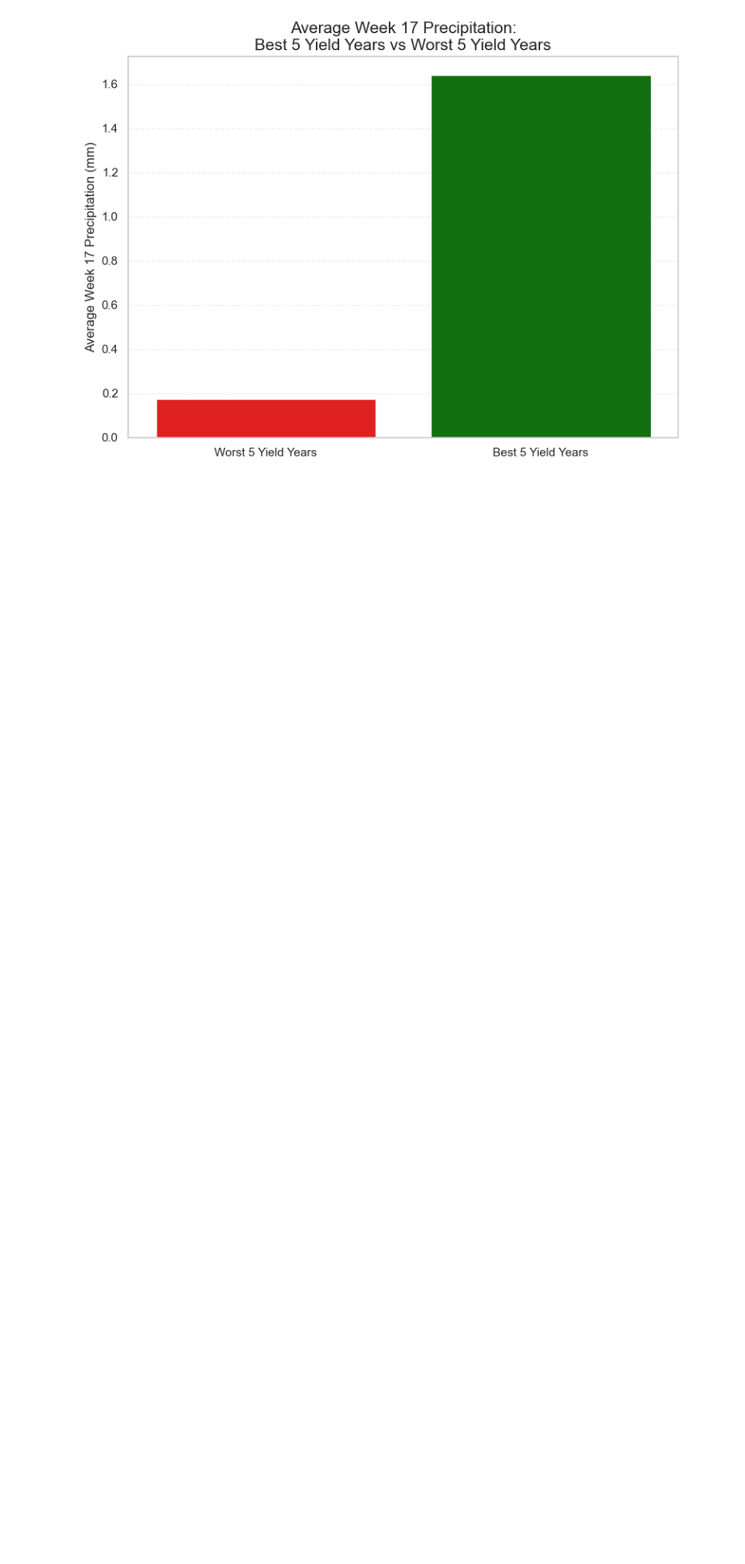
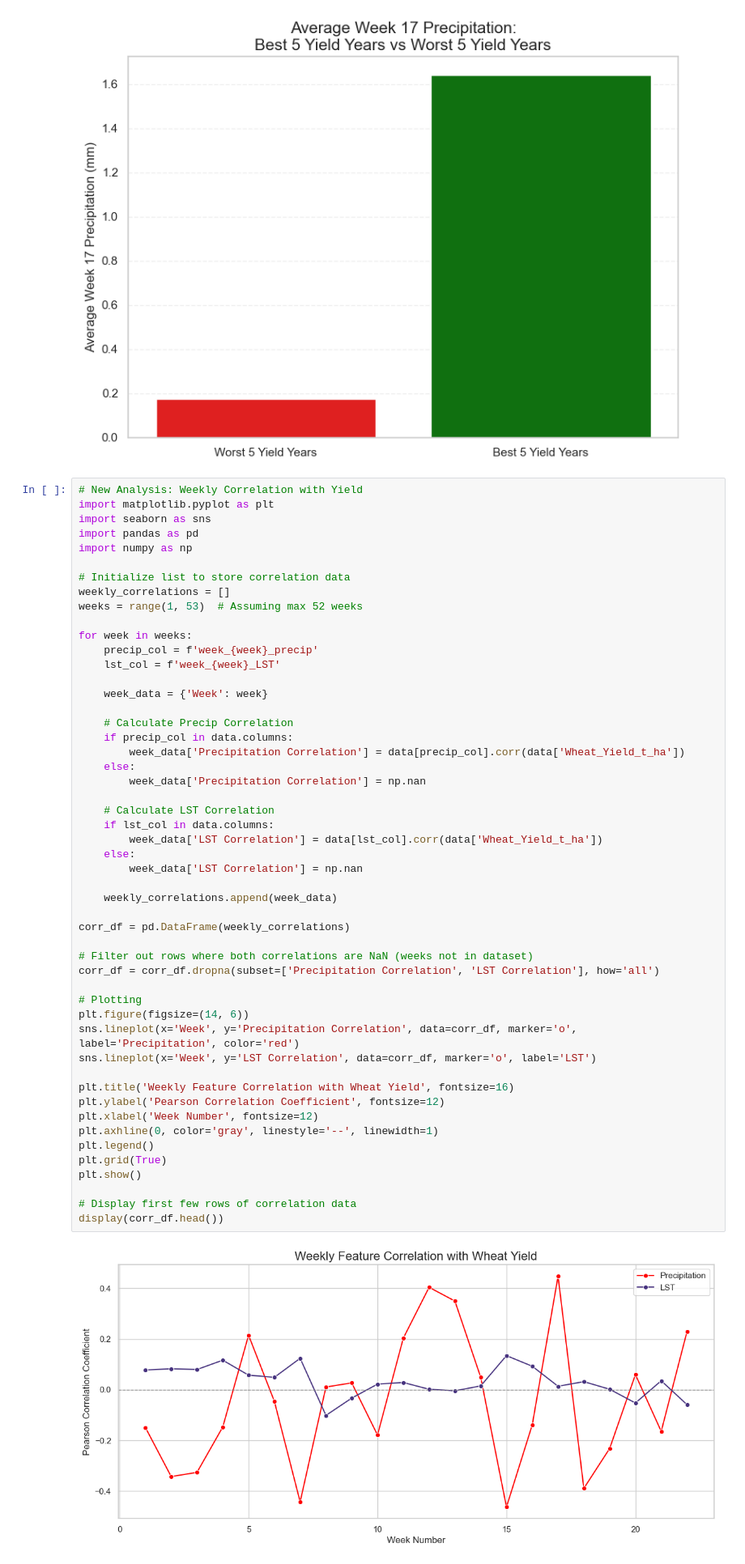
Before and after one commit to raikat105/agriculture_research, a Jupyter notebook: model_bankura_detailed.ipynb, the cells around one changed output. Shown at 81% size. Cells and saved outputs as stored; diff of their text form; blank space fills up the shorter version.

Commit message:
added correlation function

```diff
--- a/model_bankura_detailed.ipynb
+++ b/model_bankura_detailed.ipynb
@@ -207,3 +207,56 @@ Passing `palette` without assigning `hue` is deprecated and will be removed in v
 
   sns.barplot(x="Category", y="Avg_Week17_Precip", data=avg_df, palette=["red", "green"])
 [figure]
+# %%
+# New Analysis: Weekly Correlation with Yield
+import matplotlib.pyplot as plt
+import seaborn as sns
+import pandas as pd
+import numpy as np
+
+# Initialize list to store correlation data
+weekly_correlations = []
+weeks = range(1, 53)  # Assuming max 52 weeks
+
+for week in weeks:
+    precip_col = f'week_{week}_precip'
+    lst_col = f'week_{week}_LST'
+
+    week_data = {'Week': week}
+
+    # Calculate Precip Correlation
+    if precip_col in data.columns:
+        week_data['Precipitation Correlation'] = data[precip_col].corr(data['Wheat_Yield_t_ha'])
+    else:
+        week_data['Precipitation Correlation'] = np.nan
+
+    # Calculate LST Correlation
+    if lst_col in data.columns:
+        week_data['LST Correlation'] = data[lst_col].corr(data['Wheat_Yield_t_ha'])
+    else:
+        week_data['LST Correlation'] = np.nan
+
+    weekly_correlations.append(week_data)
+
+corr_df = pd.DataFrame(weekly_correlations)
+
+# Filter out rows where both correlations are NaN (weeks not in dataset)
+corr_df = corr_df.dropna(subset=['Precipitation Correlation', 'LST Correlation'], how='all')
+
+# Plotting
+plt.figure(figsize=(14, 6))
+sns.lineplot(x='Week', y='Precipitation Correlation', data=corr_df, marker='o', label='Precipitation', color='red')
+sns.lineplot(x='Week', y='LST Correlation', data=corr_df, marker='o', label='LST')
+
+plt.title('Weekly Feature Correlation with Wheat Yield', fontsize=16)
+plt.ylabel('Pearson Correlation Coefficient', fontsize=12)
+plt.xlabel('Week Number', fontsize=12)
+plt.axhline(0, color='gray', linestyle='--', linewidth=1)
+plt.legend()
+plt.grid(True)
+plt.show()
+
+# Display first few rows of correlation data
+display(corr_df.head())
+# %% [output]
+[figure, added]
```
Also changed, not shown: parts of 1 cell of this notebook, 1 other file.
